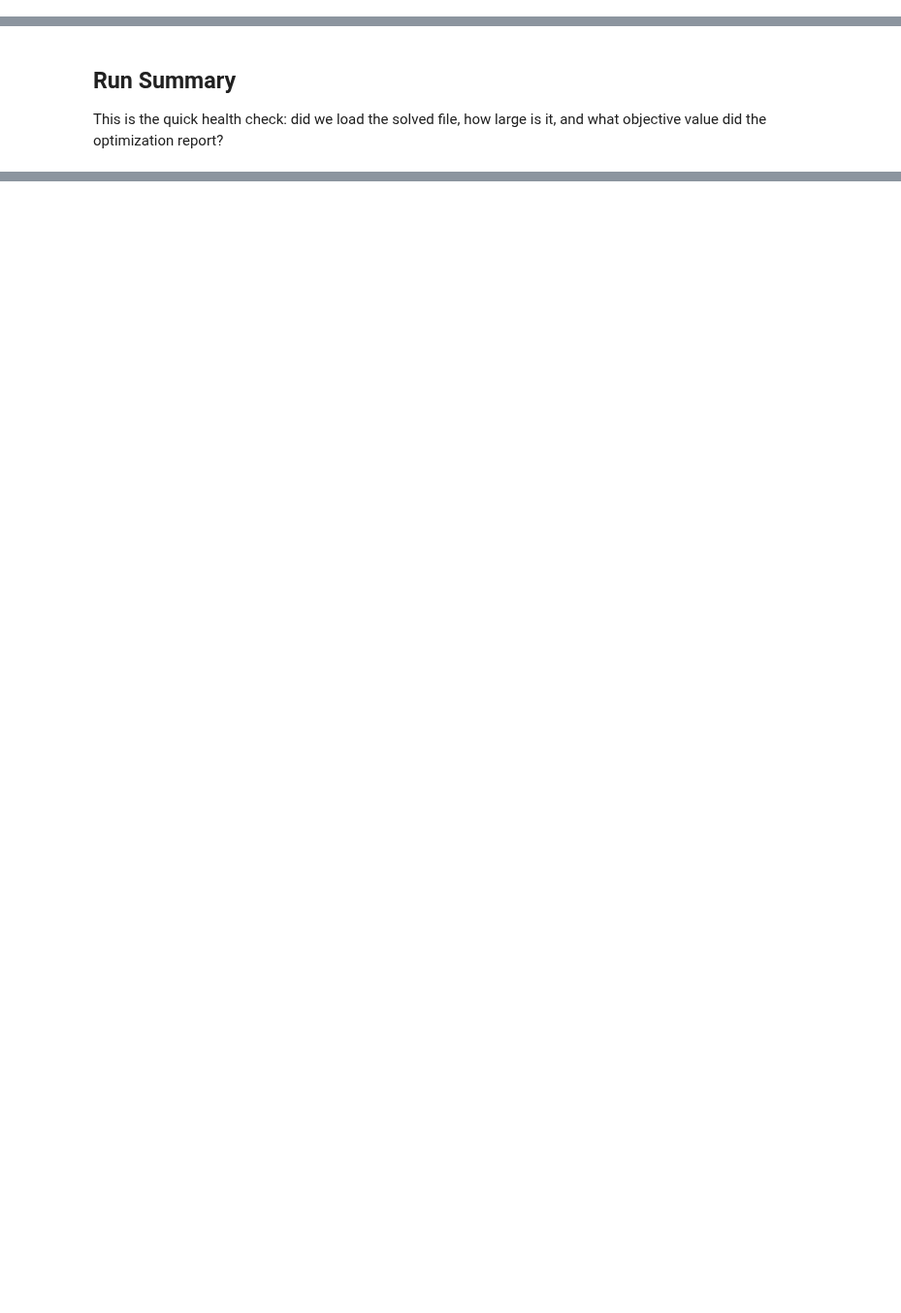
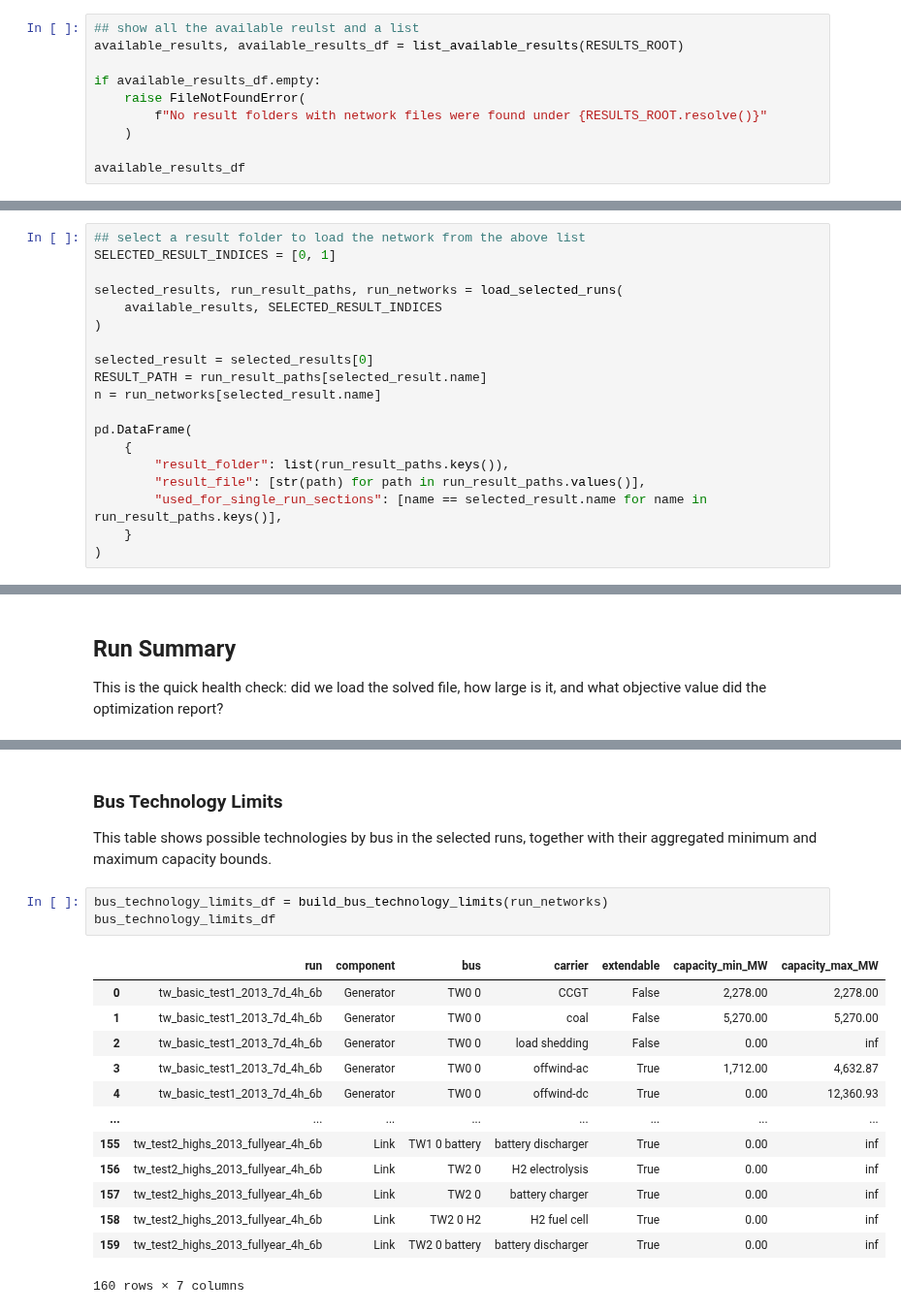
Before and after one commit to BartonChenTW/taiwan-energy-model, a Jupyter notebook: notes/taiwan_simulation_results.ipynb, the cells around one changed output, grey strips where cells are left out. Shown at 97% size. Saved outputs shown, nothing was run; the diff lists cells and outputs as text; blank space fills up the shorter version.

Commit message:
added a nb to show the results

```diff
--- a/notes/taiwan_simulation_results.ipynb
+++ b/notes/taiwan_simulation_results.ipynb
@@ -48,0 +55,10 @@ n
+# %%
+## show all the available reulst and a list
+available_results, available_results_df = list_available_results(RESULTS_ROOT)
+
+if available_results_df.empty:
+    raise FileNotFoundError(
+        f"No result folders with network files were found under {RESULTS_ROOT.resolve()}"
+    )
+
+available_results_df
@@ -48,0 +69,19 @@ n
+# %%
+## select a result folder to load the network from the above list
+SELECTED_RESULT_INDICES = [0, 1]
+
+selected_results, run_result_paths, run_networks = load_selected_runs(
+    available_results, SELECTED_RESULT_INDICES
+)
+
+selected_result = selected_results[0]
+RESULT_PATH = run_result_paths[selected_result.name]
+n = run_networks[selected_result.name]
+
+pd.DataFrame(
+    {
+        "result_folder": list(run_result_paths.keys()),
+        "result_file": [str(path) for path in run_result_paths.values()],
+        "used_for_single_run_sections": [name == selected_result.name for name in run_result_paths.keys()],
+    }
+)
@@ -70 +118,22 @@ summary.to_frame("value")
+# %% [markdown]
+### Bus Technology Limits
+
+This table shows possible technologies by bus in the selected runs, together with their aggregated minimum and maximum capacity bounds.
+# %%
+bus_technology_limits_df = build_bus_technology_limits(run_networks)
+bus_technology_limits_df
+# %% [output]
+|  | run | component | bus | carrier | extendable | capacity_min_MW | capacity_max_MW |
+| 0 | tw_basic_test1_2013_7d_4h_6b | Generator | TW0 0 | CCGT | False | 2,278.00 | 2,278.00 |
+| 1 | tw_basic_test1_2013_7d_4h_6b | Generator | TW0 0 | coal | False | 5,270.00 | 5,270.00 |
+| 2 | tw_basic_test1_2013_7d_4h_6b | Generator | TW0 0 | load shedding | False | 0.00 | inf |
+| 3 | tw_basic_test1_2013_7d_4h_6b | Generator | TW0 0 | offwind-ac | True | 1,712.00 | 4,632.87 |
+| 4 | tw_basic_test1_2013_7d_4h_6b | Generator | TW0 0 | offwind-dc | True | 0.00 | 12,360.93 |
+| ... | ... | ... | ... | ... | ... | ... | ... |
+| 155 | tw_test2_highs_2013_fullyear_4h_6b | Link | TW1 0 battery | battery discharger | True | 0.00 | inf |
+| 156 | tw_test2_highs_2013_fullyear_4h_6b | Link | TW2 0 | H2 electrolysis | True | 0.00 | inf |
+| 157 | tw_test2_highs_2013_fullyear_4h_6b | Link | TW2 0 | battery charger | True | 0.00 | inf |
+| 158 | tw_test2_highs_2013_fullyear_4h_6b | Link | TW2 0 H2 | H2 fuel cell | True | 0.00 | inf |
+| 159 | tw_test2_highs_2013_fullyear_4h_6b | Link | TW2 0 battery | battery discharger | True | 0.00 | inf |
+160 rows × 7 columns
 # %% [markdown]
```
Also changed, not shown: parts of 27 cells of this notebook, 2 other files.
